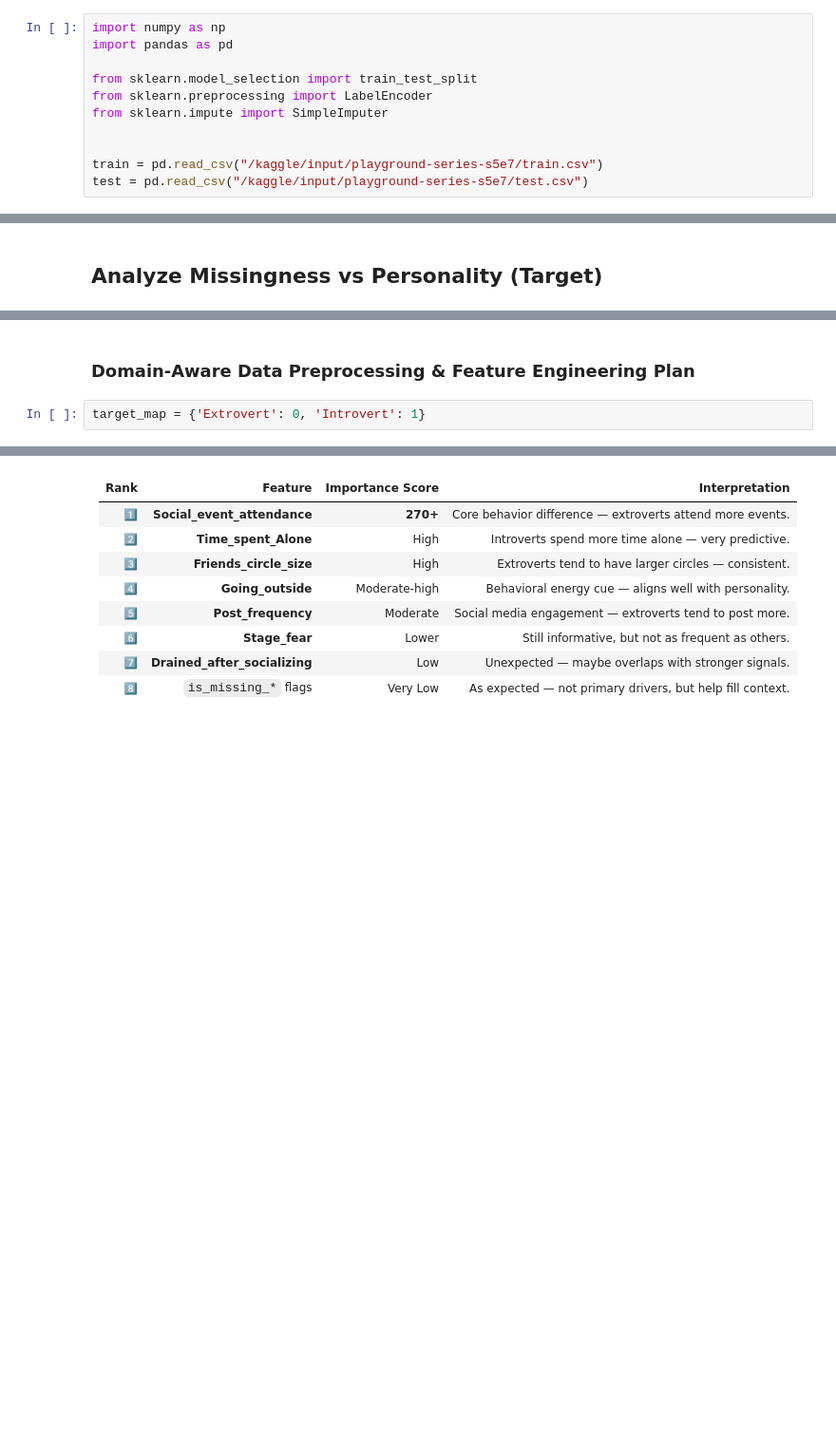
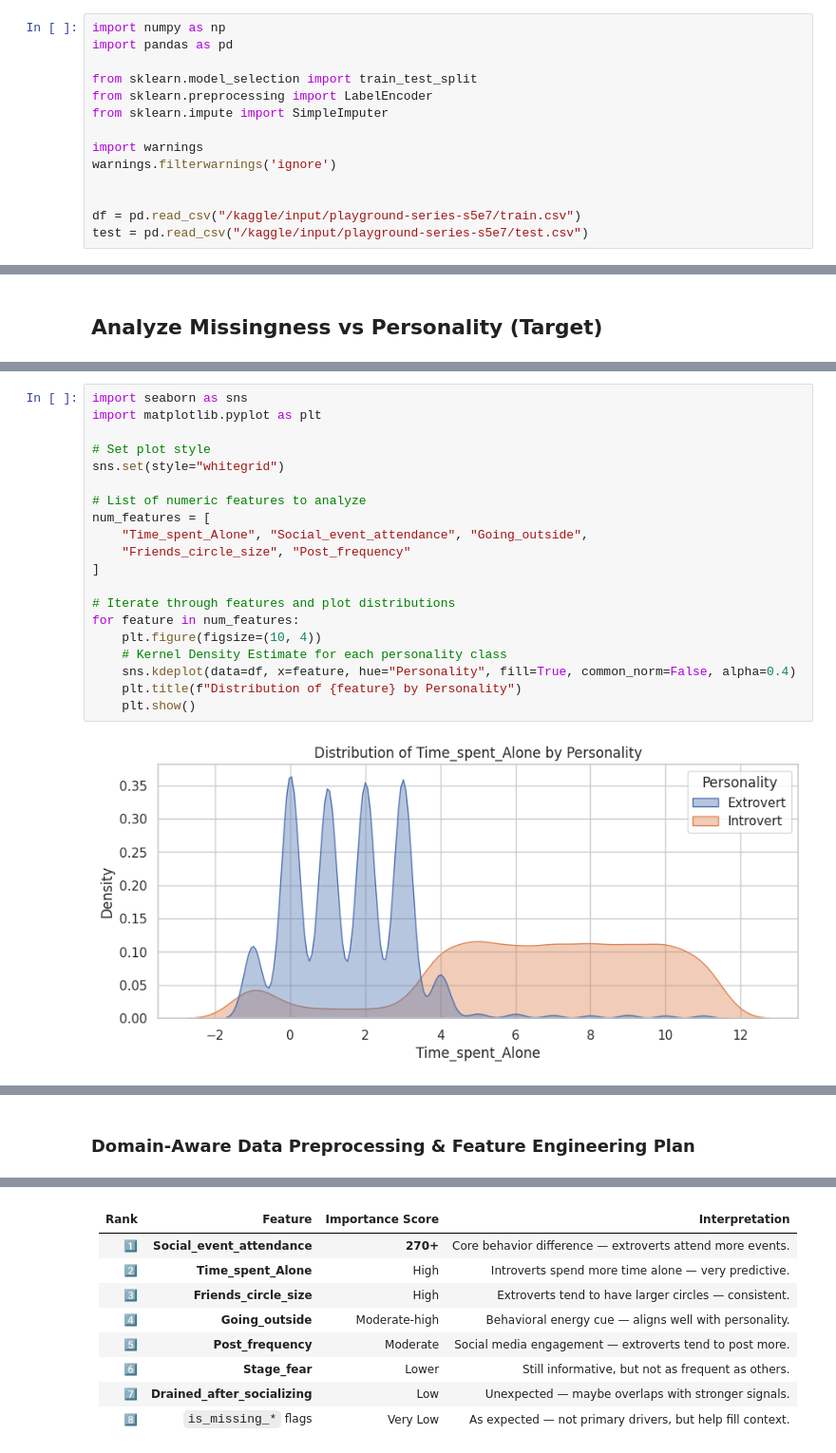
Before and after one commit to Kedhareswer/ML_Projects, a Jupyter notebook: introvert-vs-extrovert.ipynb, the cells around one changed output, grey strips where cells are left out. Shown at 95% size. Drawn from its saved outputs; the diff is of its cells as text; blank space fills up the shorter version.

```diff
--- a/introvert-vs-extrovert.ipynb
+++ b/introvert-vs-extrovert.ipynb
@@ -6,6 +6,9 @@ from sklearn.model_selection import train_test_split
 from sklearn.preprocessing import LabelEncoder
 from sklearn.impute import SimpleImputer
 
+import warnings
+warnings.filterwarnings('ignore')
 
-train = pd.read_csv("/kaggle/input/playground-series-s5e7/train.csv")
+
+df = pd.read_csv("/kaggle/input/playground-series-s5e7/train.csv")
 test = pd.read_csv("/kaggle/input/playground-series-s5e7/test.csv")
@@ -171,0 +234,22 @@ plt.show()
+# %%
+import seaborn as sns
+import matplotlib.pyplot as plt
+
+# Set plot style
+sns.set(style="whitegrid")
+
+# List of numeric features to analyze
+num_features = [
+    "Time_spent_Alone", "Social_event_attendance", "Going_outside",
+    "Friends_circle_size", "Post_frequency"
+]
+
+# Iterate through features and plot distributions
+for feature in num_features:
+    plt.figure(figsize=(10, 4))
+    # Kernel Density Estimate for each personality class
+    sns.kdeplot(data=df, x=feature, hue="Personality", fill=True, common_norm=False, alpha=0.4)
+    plt.title(f"Distribution of {feature} by Personality")
+    plt.show()
+# %% [output]
+[figure, added]
@@ -172,4 +260,2 @@ plt.show()
 # %% [markdown]
 ### Domain-Aware Data Preprocessing & Feature Engineering Plan
-# %%
-target_map = {'Extrovert': 0, 'Introvert': 1}
```
Also changed, not shown: parts of 41 cells of this notebook.
